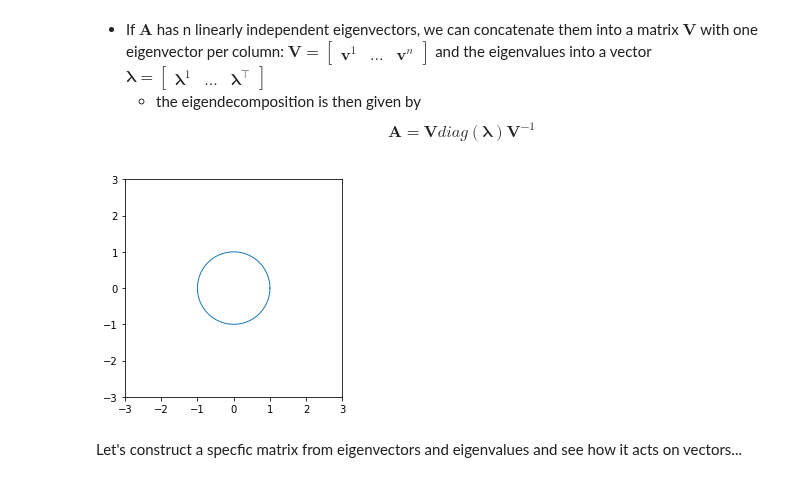
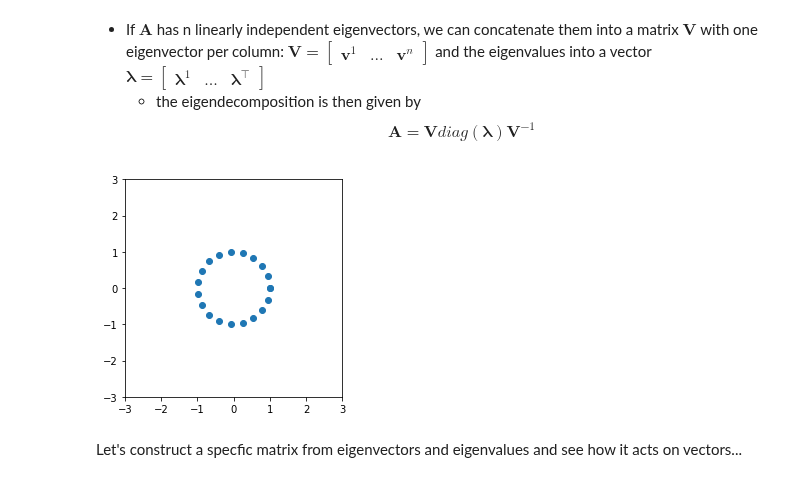
Before and after one commit to nscherf/Machine-learning-lectures, a Jupyter notebook: 02-Math-Background-Lightning-Session/linear-algebra.ipynb, the cells around one changed output. Cells and saved outputs as stored; diff of their text form; code cells hidden in the pictures.

```diff
--- a/02-Math-Background-Lightning-Session/linear-algebra.ipynb
+++ b/02-Math-Background-Lightning-Session/linear-algebra.ipynb
@@ -424,13 +430,13 @@ print(np.transpose(A))
 - If $\mathbf{A}$ has n linearly independent eigenvectors, we can concatenate them into a matrix $\mathbf{V}$ with one eigenvector per column: $\mathbf{V} = \begin{bmatrix} \mathbf{v}^1 & ... & \mathbf{v}^n \end{bmatrix}$ and the eigenvalues into a vector $\mathbf{\lambda} = \begin{bmatrix} \mathbf{\lambda}^1 & ... & \mathbf{\lambda}^\top \end{bmatrix}$
     - the eigendecomposition is then given by $$\mathbf{A} = \mathbf{V} diag(\mathbf{\lambda})\mathbf{V}^{-1}$$
 # %%
-t = np.linspace(0,np.pi*2,100)
-pl.plot(np.cos(t), np.sin(t), linewidth=1)
+t = np.linspace(0,np.pi*2,20)
+pl.plot(np.cos(t), np.sin(t), 'o', linewidth=1)
 pl.axes().set_xlim(-3,3)
 pl.axes().set_ylim(-3,3)
 pl.axes().set_aspect('equal')
 # %% [output]
-[figure, old version]
+[figure, new version]
 # %% [markdown]
 Let's construct a specfic matrix from eigenvectors and eigenvalues and see how it acts on vectors...
 # %%
```
Also changed, not shown: parts of 31 cells of this notebook.
